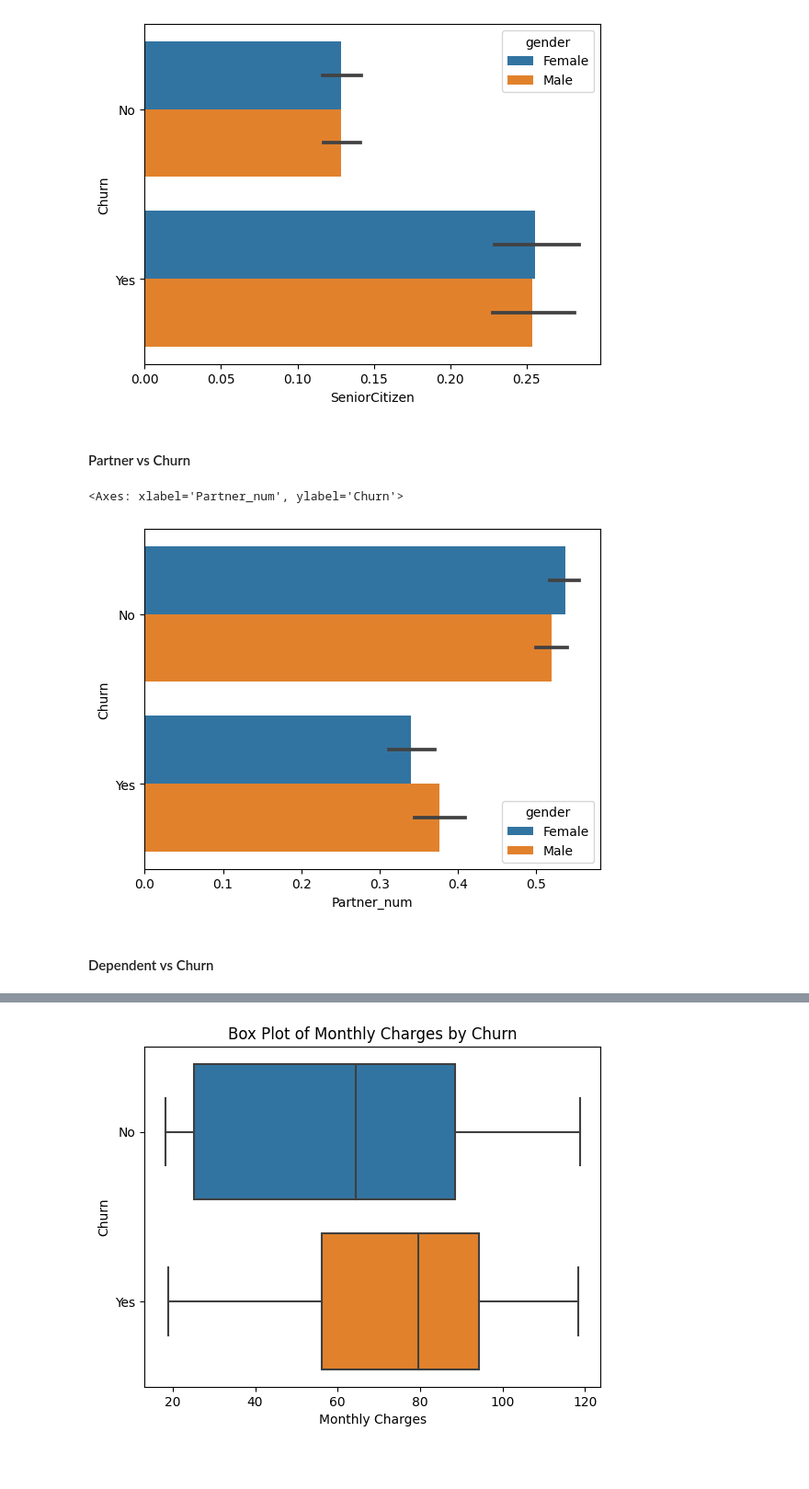
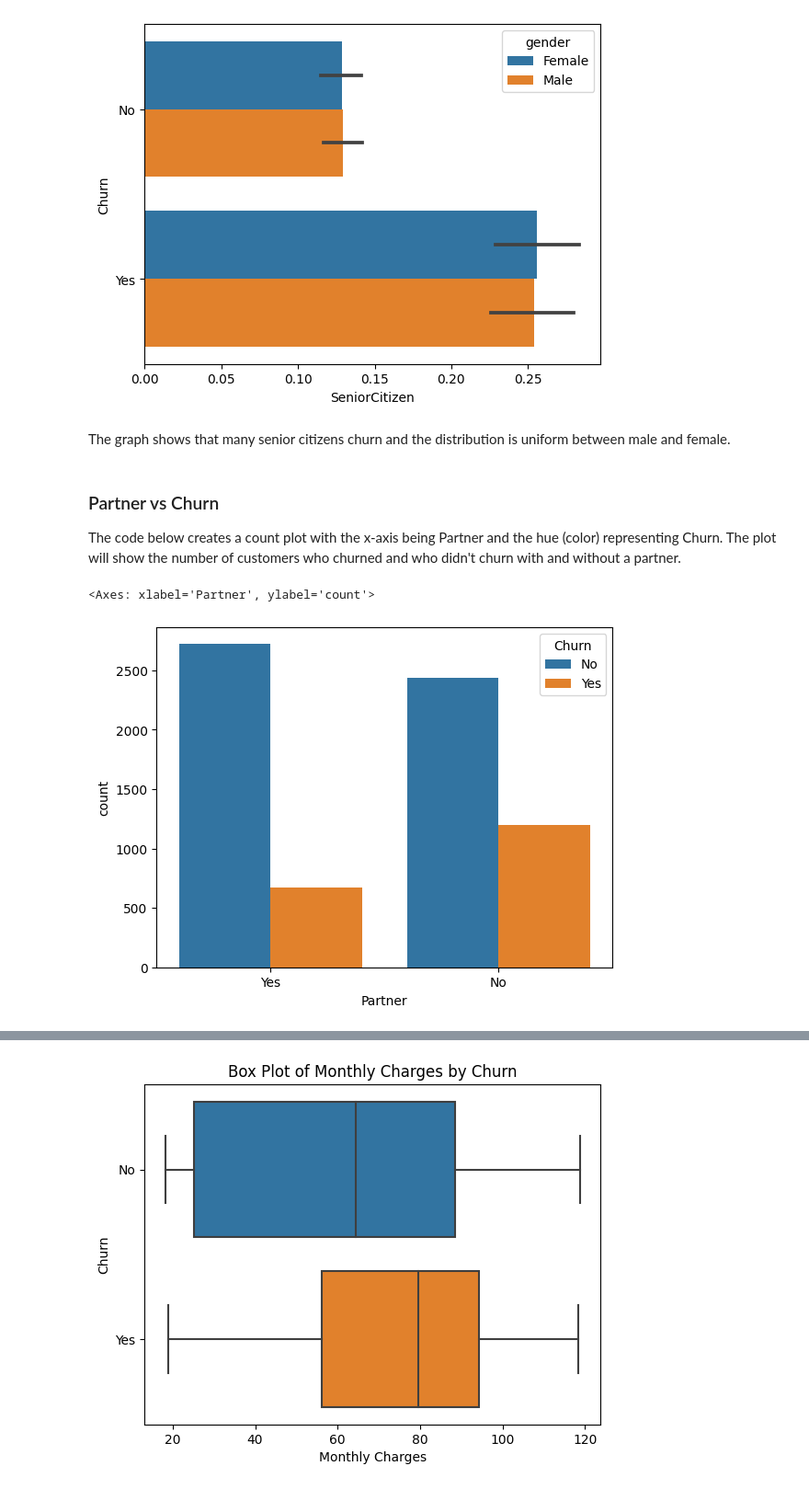
Before and after one commit to Jauloma/GIT_LP3, a Jupyter notebook: Code/Customer Churn_LP3.ipynb, the cells around one changed output, grey strips where cells are left out. Shown at 92% size. Cells and saved outputs as stored; diff of their text form; code cells hidden in the pictures; blank space fills up the shorter version.

```diff
--- a/Code/Customer Churn_LP3.ipynb
+++ b/Code/Customer Churn_LP3.ipynb
@@ -147,0 +220,3 @@ dtype: int64
+# %%
+# Checking for duplicates
+df_telco_cust.drop_duplicates(inplace=True, keep='first')
@@ -199,0 +346,12 @@ We are counting the number of gender in the dataset
+# %%
+# Transform the TotalCharges column from object to float
+import warnings
+warnings.filterwarnings('ignore')
+from sklearn.impute import SimpleImputer
+
+# Convert 'TotalCharges' to numeric type
+df_telco_cust['TotalCharges'] = pd.to_numeric(df_telco_cust['TotalCharges'], errors='coerce')
+
+# Impute missing values with the mean
+imputer = SimpleImputer(strategy='mean')
+df_telco_cust['TotalCharges'] = imputer.fit_transform(df_telco_cust[['TotalCharges']])
@@ -411,17 +692,18 @@ plt.show()
 # %%
+
+df_telco_cust['SeniorCitizen'] = df_telco_cust['SeniorCitizen'].astype('int8')
+
 sns.barplot(data=df_telco_cust, x='SeniorCitizen', y='Churn', hue='gender')
 # %% [output]
 <Axes: xlabel='SeniorCitizen', ylabel='Churn'>
 [figure]
-# %% [markdown]
-#### Partner vs Churn
-# %%
-mapping = {'Yes': 1, 'No': 0}
-df_telco_cust['Partner_num'] = df_telco_cust['Partner'].map(mapping)
+# %% [markdown]
+The graph shows that many senior citizens churn and the distribution is uniform between male and female.
+# %% [markdown]
+### Partner vs Churn
+The code below creates a count plot with the x-axis being Partner and the hue (color) representing Churn. The plot will show the number of customers who churned and who didn't churn with and without a partner.
 # %%
-sns.barplot(data=df_telco_cust, x='Partner_num', y='Churn', hue='gender')
+sns.countplot(data=df_telco_cust, x='Partner', hue='Churn')
 # %% [output]
-<Axes: xlabel='Partner_num', ylabel='Churn'>
+<Axes: xlabel='Partner', ylabel='count'>
-[figure, old version]
+[figure, new version]
-# %% [markdown]
-#### Dependent vs Churn
```
Also changed, not shown: parts of 130 cells of this notebook.
